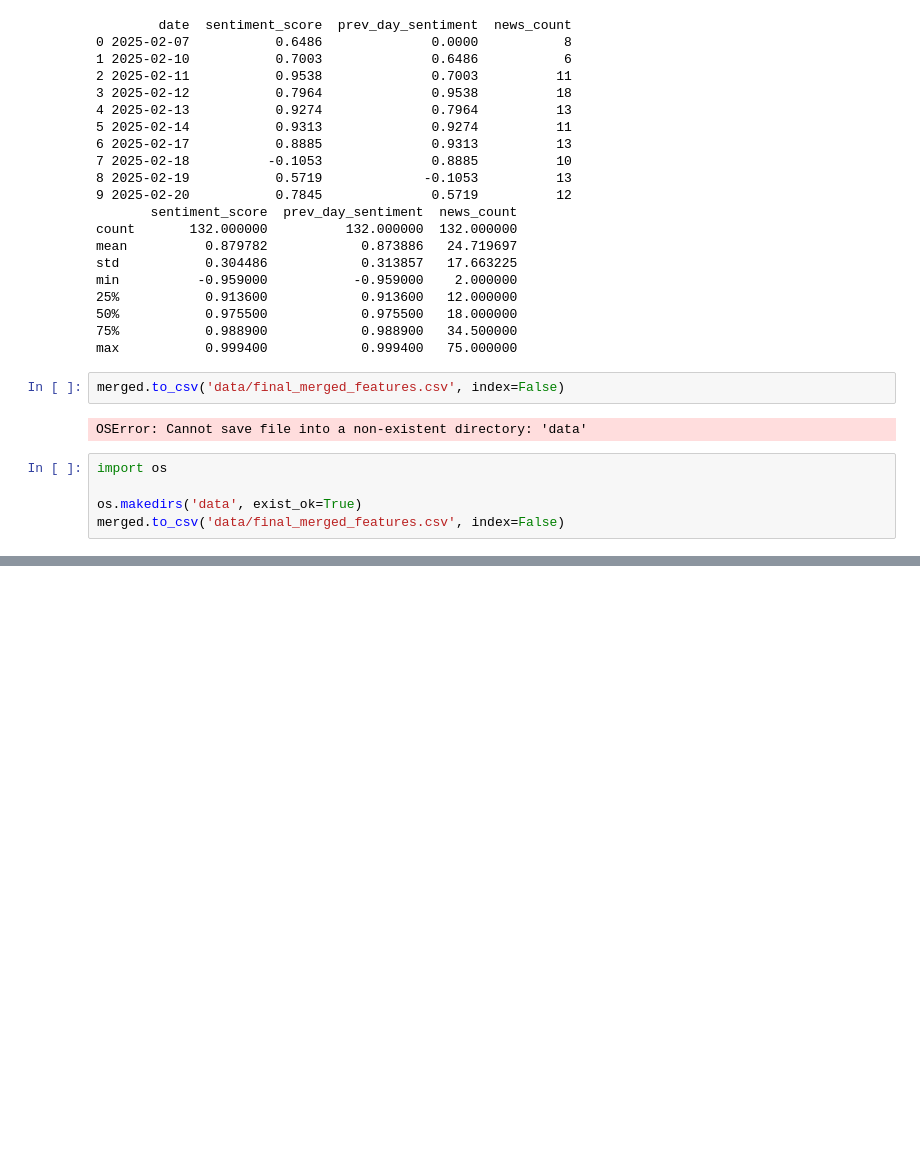
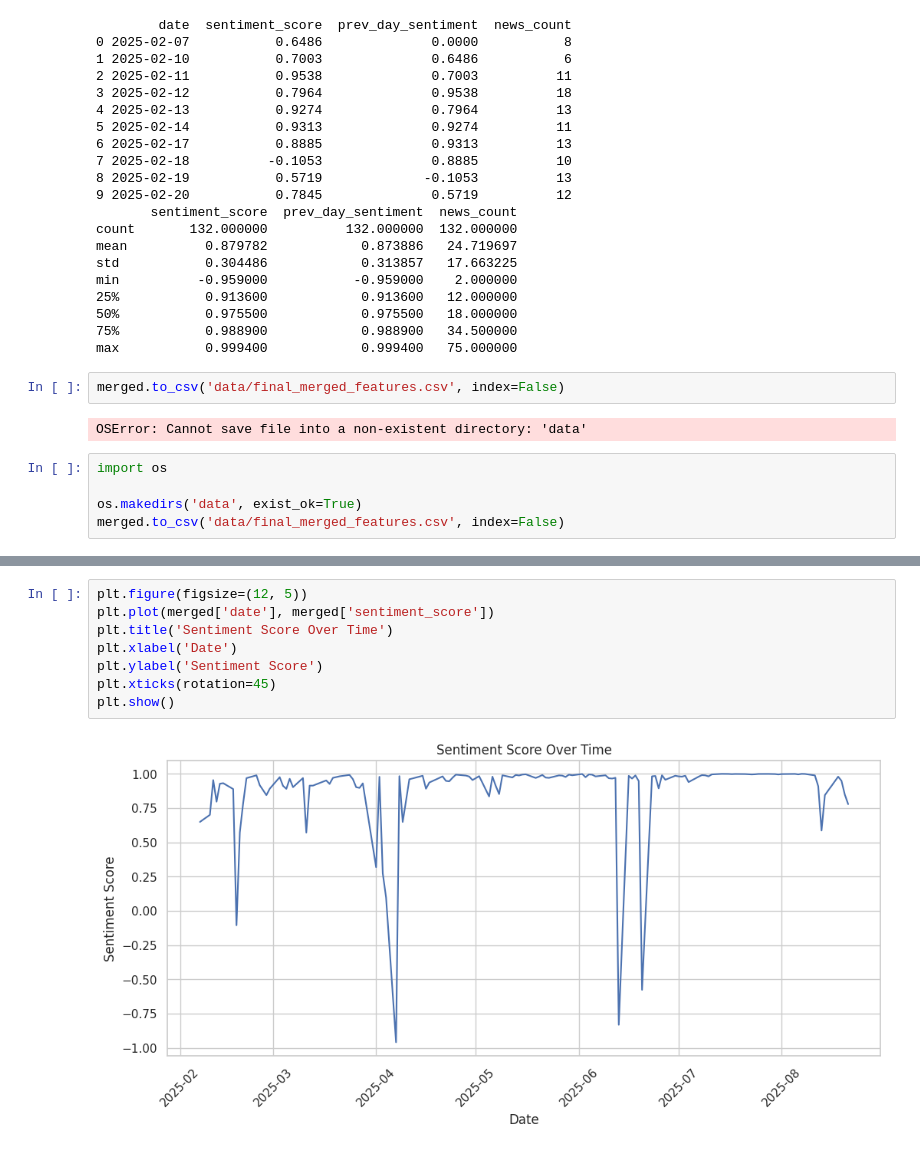
Before and after one commit to bichelSood/stock-market-news-sentiment-prediction, a Jupyter notebook: notebooks/01_analysis.ipynb, the cells around one changed output, grey strips where cells are left out. Drawn from its saved outputs; the diff is of its cells as text; blank space fills up the shorter version.

```diff
--- a/notebooks/01_analysis.ipynb
+++ b/notebooks/01_analysis.ipynb
@@ -415,0 +439,10 @@ files.download('data/final_merged_features.csv')
+# %%
+plt.figure(figsize=(12, 5))
+plt.plot(merged['date'], merged['sentiment_score'])
+plt.title('Sentiment Score Over Time')
+plt.xlabel('Date')
+plt.ylabel('Sentiment Score')
+plt.xticks(rotation=45)
+plt.show()
+# %% [output]
+[figure, added]
```
Also changed, not shown: parts of 6 cells of this notebook.
